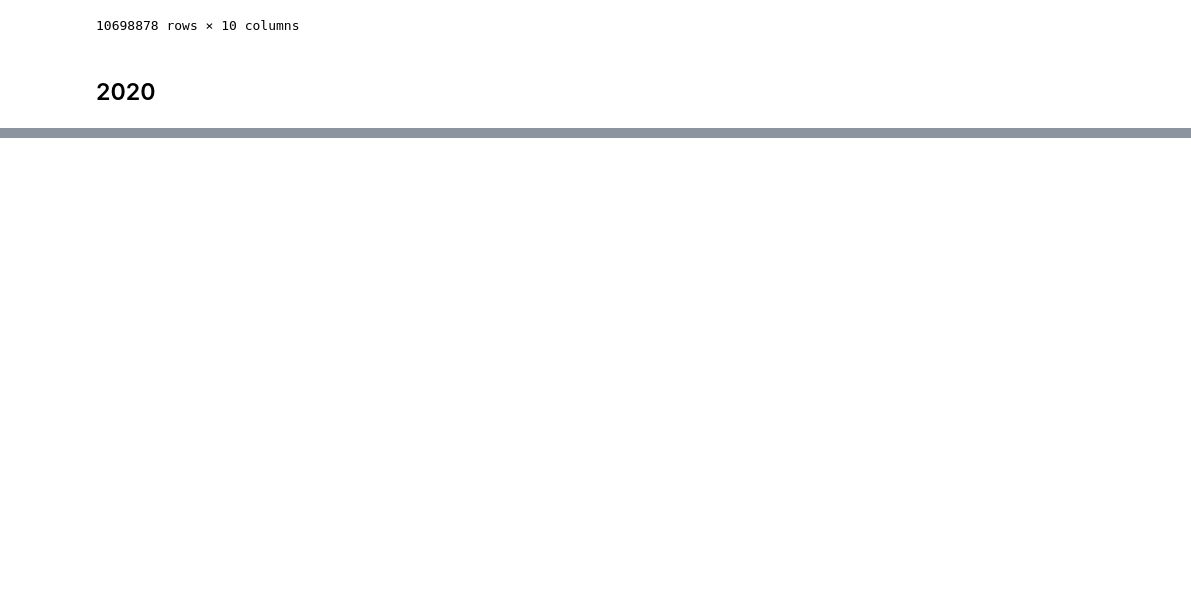
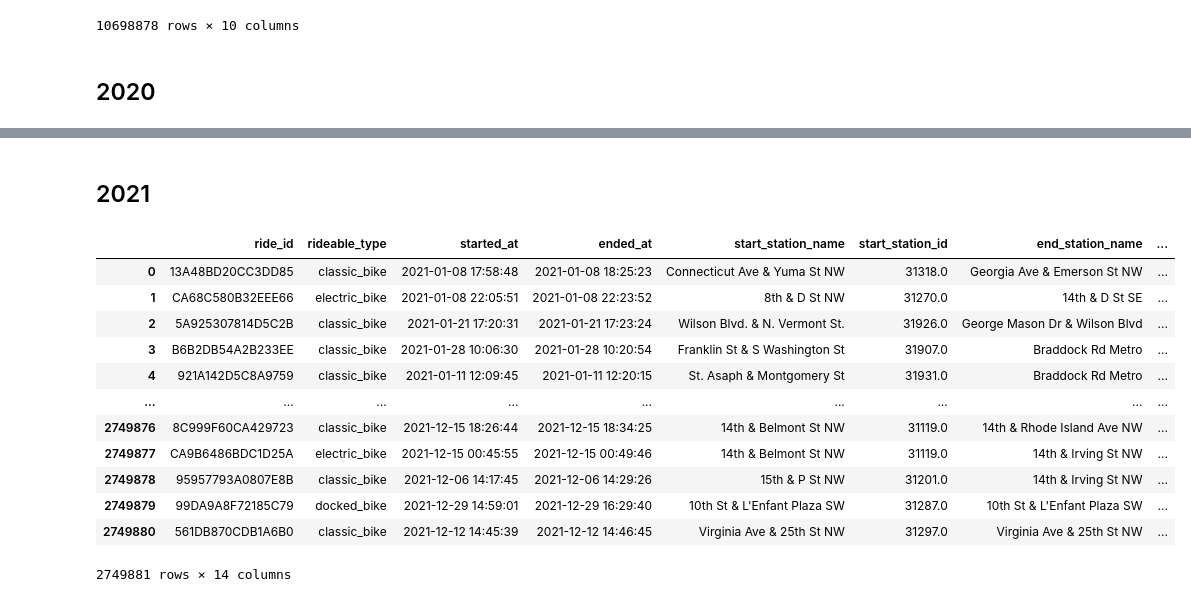
Before and after one commit to nikolis7/Big-Data-Security-Visualization-, a Jupyter notebook: Merge Files.ipynb, the cells around one changed output, grey strips where cells are left out. Saved outputs shown, nothing was run; the diff lists cells and outputs as text; code cells hidden in the pictures; blank space fills up the shorter version.

```diff
--- a/Merge Files.ipynb
+++ b/Merge Files.ipynb
@@ -362,0 +399,2 @@ FY2020
+# %% [markdown]
+## 2021
@@ -362,0 +429,45 @@ FY2020
+# %%
+train202101 = pd.read_csv(traindata202101,sep = ',', encoding="utf8")
+train202102 = pd.read_csv(traindata202102,sep = ',', encoding="utf8")
+train202103 = pd.read_csv(traindata202103,sep = ',', encoding="utf8")
+train202104 = pd.read_csv(traindata202104,sep = ',', encoding="utf8")
+train202105 = pd.read_csv(traindata202105,sep = ',', encoding="utf8")
+train202106 = pd.read_csv(traindata202106,sep = ',', encoding="utf8")
+train202107 = pd.read_csv(traindata202107,sep = ',', encoding="utf8")
+train202108 = pd.read_csv(traindata202108,sep = ',', encoding="utf8")
+train202109 = pd.read_csv(traindata202109,sep = ',', encoding="utf8")
+train202110 = pd.read_csv(traindata202110,sep = ',', encoding="utf8")
+train202111 = pd.read_csv(traindata202111,sep = ',', encoding="utf8")
+train202112 = pd.read_csv(traindata202112,sep = ',', encoding="utf8")
+# %%
+#Add a new column that expresses the semi annual
+
+train202101['Semi Annual']="H1 2021"
+train202102['Semi Annual']="H1 2021"
+train202103['Semi Annual']="H1 2021"
+train202104['Semi Annual']="H1 2021"
+train202105['Semi Annual']="H1 2021"
+train202106['Semi Annual']="H1 2021"
+train202107['Semi Annual']="H2 2021"
+train202108['Semi Annual']="H2 2021"
+train202109['Semi Annual']="H2 2021"
+train202110['Semi Annual']="H2 2021"
+train202111['Semi Annual']="H2 2021"
+train202112['Semi Annual']="H2 2021"
+# %%
+FY2021=pd.concat([train202101,train202102,train202103,train202104,train202105,train202106,train202107,train202108,train202109,train202110,train202111,train202112], ignore_index=True)
+FY2021
+# %% [output]
+|  | ride_id | rideable_type | started_at | ended_at | start_station_name | start_station_id | end_station_name | ... |
+| 0 | 13A48BD20CC3DD85 | classic_bike | 2021-01-08 17:58:48 | 2021-01-08 18:25:23 | Connecticut Ave & Yuma St NW | 31318.0 | Georgia Ave & Emerson St NW | ... |
+| 1 | CA68C580B32EEE66 | electric_bike | 2021-01-08 22:05:51 | 2021-01-08 22:23:52 | 8th & D St NW | 31270.0 | 14th & D St SE | ... |
+| 2 | 5A925307814D5C2B | classic_bike | 2021-01-21 17:20:31 | 2021-01-21 17:23:24 | Wilson Blvd. & N. Vermont St. | 31926.0 | George Mason Dr & Wilson Blvd | ... |
+| 3 | B6B2DB54A2B233EE | classic_bike | 2021-01-28 10:06:30 | 2021-01-28 10:20:54 | Franklin St & S Washington St | 31907.0 | Braddock Rd Metro | ... |
+| 4 | 921A142D5C8A9759 | classic_bike | 2021-01-11 12:09:45 | 2021-01-11 12:20:15 | St. Asaph & Montgomery St | 31931.0 | Braddock Rd Metro | ... |
+| ... | ... | ... | ... | ... | ... | ... | ... | ... |
+| 2749876 | 8C999F60CA429723 | classic_bike | 2021-12-15 18:26:44 | 2021-12-15 18:34:25 | 14th & Belmont St NW | 31119.0 | 14th & Rhode Island Ave NW | ... |
+| 2749877 | CA9B6486BDC1D25A | electric_bike | 2021-12-15 00:45:55 | 2021-12-15 00:49:46 | 14th & Belmont St NW | 31119.0 | 14th & Irving St NW | ... |
+| 2749878 | 95957793A0807E8B | classic_bike | 2021-12-06 14:17:45 | 2021-12-06 14:29:26 | 15th & P St NW | 31201.0 | 14th & Irving St NW | ... |
+| 2749879 | 99DA9A8F72185C79 | docked_bike | 2021-12-29 14:59:01 | 2021-12-29 16:29:40 | 10th St & L'Enfant Plaza SW | 31287.0 | 10th St & L'Enfant Plaza SW | ... |
+| 2749880 | 561DB870CDB1A6B0 | classic_bike | 2021-12-12 14:45:39 | 2021-12-12 14:46:45 | Virginia Ave & 25th St NW | 31297.0 | Virginia Ave & 25th St NW | ... |
+2749881 rows × 14 columns
```
Also changed, not shown: parts of 6 cells of this notebook.
